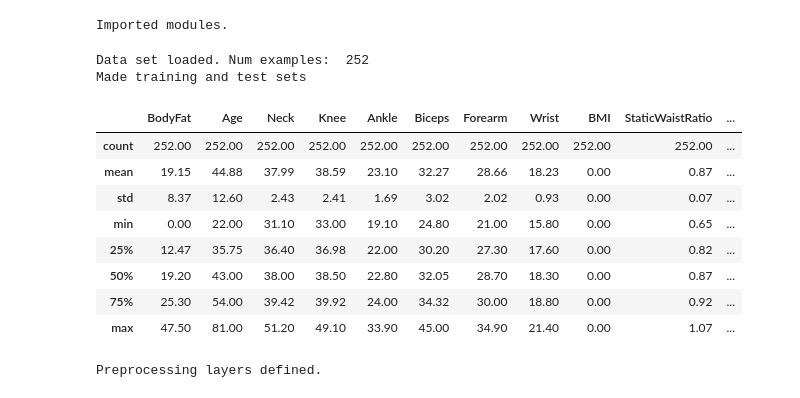
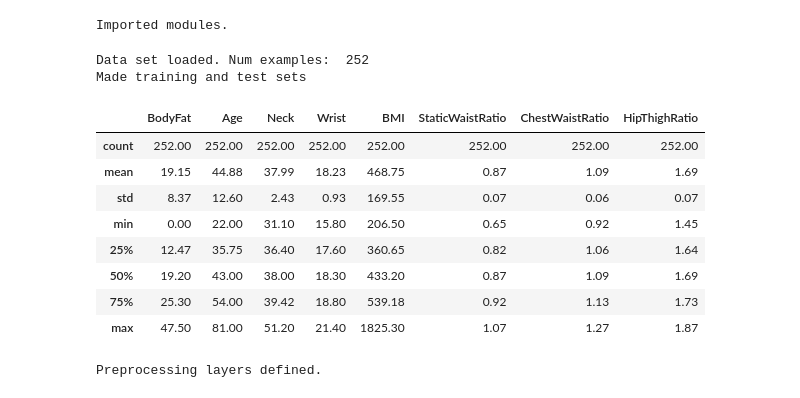
Before and after one commit to Stegi56/Body-Fat-Estimator, a Jupyter notebook: model.ipynb, the cells around one changed output. Saved outputs shown, nothing was run; the diff lists cells and outputs as text; code cells hidden in the pictures.

```diff
--- a/model.ipynb
+++ b/model.ipynb
@@ -17,38 +18,36 @@ Imported modules.
 # %%
 dataFrame = pd.read_csv("bodyfat.csv")
 dataFrame = dataFrame.reindex(np.random.permutation(dataFrame.index))
 
 #add bmi feature cross
-dataFrame['BMI'] = dataFrame['Height'] / (dataFrame['Weight'] * dataFrame['Weight'])
+dataFrame['BMI'] = dataFrame['Weight'] * dataFrame['Weight']
+dataFrame['BMI'] = dataFrame['BMI'] / dataFrame['Height']
 dataFrame['StaticWaistRatio'] = (dataFrame['Ankle'] + dataFrame['Knee'] + dataFrame['Wrist'])/dataFrame['Abdomen']
-dataFrame['ChestNeckRatio'] = dataFrame['Chest'] / dataFrame['Neck']
 dataFrame['ChestWaistRatio'] = dataFrame['Chest'] / dataFrame['Abdomen']
 dataFrame['HipThighRatio'] = dataFrame['Hip'] / dataFrame['Thigh']
-dataFrame['ForearmWristRatio'] = dataFrame['Forearm'] / dataFrame['Wrist']
-dataFrame['ForearmBicepRatio'] = dataFrame['Biceps'] / dataFrame['Wrist']
 
-dataFrame = dataFrame.drop(columns=['Density', 'Height', 'Weight', 'Abdomen','Chest','Hip','Thigh'])
+dataFrame = dataFrame.drop(columns=['Density', 'Height', 'Weight', 'Abdomen','Chest','Hip','Thigh','Knee','Ankle','Biceps','Forearm'])
 
 print("Data set loaded. Num examples: ", len(dataFrame))
 
 trainDF = dataFrame.sample(frac = 0.8)
 testDF = dataFrame.drop(trainDF.index)
 
 print("Made training and test sets")
 
 dataFrame.describe()
 # %% [output]
 Data set loaded. Num examples:  252
 Made training and test sets
-|  | BodyFat | Age | Neck | Knee | Ankle | Biceps | Forearm | Wrist | BMI | StaticWaistRatio | ... |
-| count | 252.00 | 252.00 | 252.00 | 252.00 | 252.00 | 252.00 | 252.00 | 252.00 | 252.00 | 252.00 | ... |
-| mean | 19.15 | 44.88 | 37.99 | 38.59 | 23.10 | 32.27 | 28.66 | 18.23 | 0.00 | 0.87 | ... |
-| std | 8.37 | 12.60 | 2.43 | 2.41 | 1.69 | 3.02 | 2.02 | 0.93 | 0.00 | 0.07 | ... |
-| min | 0.00 | 22.00 | 31.10 | 33.00 | 19.10 | 24.80 | 21.00 | 15.80 | 0.00 | 0.65 | ... |
-| 25% | 12.47 | 35.75 | 36.40 | 36.98 | 22.00 | 30.20 | 27.30 | 17.60 | 0.00 | 0.82 | ... |
-| 50% | 19.20 | 43.00 | 38.00 | 38.50 | 22.80 | 32.05 | 28.70 | 18.30 | 0.00 | 0.87 | ... |
-| 75% | 25.30 | 54.00 | 39.42 | 39.92 | 24.00 | 34.32 | 30.00 | 18.80 | 0.00 | 0.92 | ... |
-| max | 47.50 | 81.00 | 51.20 | 49.10 | 33.90 | 45.00 | 34.90 | 21.40 | 0.00 | 1.07 | ... |
+|  | BodyFat | Age | Neck | Wrist | BMI | StaticWaistRatio | ChestWaistRatio | HipThighRatio |
+| count | 252.00 | 252.00 | 252.00 | 252.00 | 252.00 | 252.00 | 252.00 | 252.00 |
+| mean | 19.15 | 44.88 | 37.99 | 18.23 | 468.75 | 0.87 | 1.09 | 1.69 |
+| std | 8.37 | 12.60 | 2.43 | 0.93 | 169.55 | 0.07 | 0.06 | 0.07 |
+| min | 0.00 | 22.00 | 31.10 | 15.80 | 206.50 | 0.65 | 0.92 | 1.45 |
+| 25% | 12.47 | 35.75 | 36.40 | 17.60 | 360.65 | 0.82 | 1.06 | 1.64 |
+| 50% | 19.20 | 43.00 | 38.00 | 18.30 | 433.20 | 0.87 | 1.09 | 1.69 |
+| 75% | 25.30 | 54.00 | 39.42 | 18.80 | 539.18 | 0.92 | 1.13 | 1.73 |
+| max | 47.50 | 81.00 | 51.20 | 21.40 | 1825.30 | 1.07 | 1.27 | 1.87 |
 # %%
 # Keras Input tensors of float values.
 inputs = {
```
Also changed, not shown: parts of 5 cells of this notebook, 3 other files.
